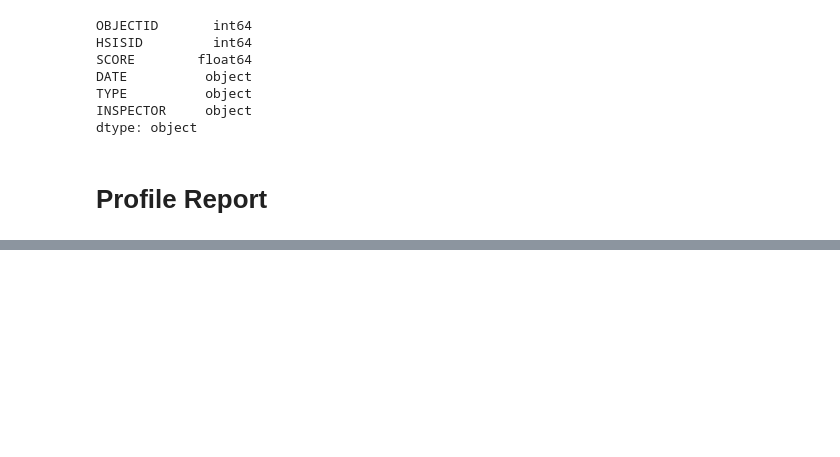
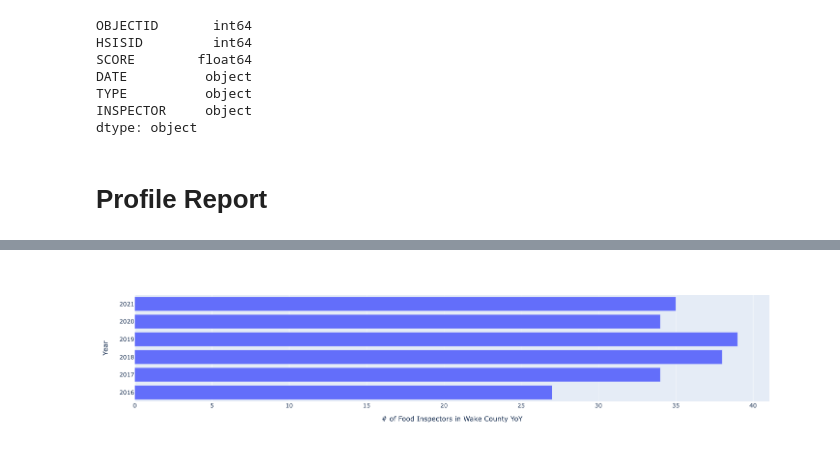
Before and after one commit to shyamal-anadkat/wake-county-food-inspections-analysis, a Jupyter notebook: RestaurantInspectionsData.ipynb, the cells around one changed output, grey strips where cells are left out. Saved outputs shown, nothing was run; the diff lists cells and outputs as text; code cells hidden in the pictures; blank space fills up the shorter version.

```diff
--- a/RestaurantInspectionsData.ipynb
+++ b/RestaurantInspectionsData.ipynb
@@ -157,3 +158,15 @@ profile = ProfileReport(df, title="Pandas Profiling Report", explorative=True)
 profile
 # %% [output]
 [interactive output not drawn]
+# %%
+disp = df.copy()
+disp['DATE'] =  pd.to_datetime(disp['DATE'])
+disp['Year'] = disp['DATE'].dt.year
+disp = (disp.groupby('Year')['INSPECTOR'].nunique())
+disp = pd.DataFrame(disp).reset_index()
+disp.columns = ['Year', '# of Inspectors']
+fig = px.bar(disp, y="Year", x="# of Inspectors", orientation='h')
+fig.update_xaxes(title='# of Food Inspectors in Wake County YoY')
+fig.show()
+# %% [output]
+[figure, added]
```
Also changed, not shown: parts of 1 cell of this notebook, 2 other files.
